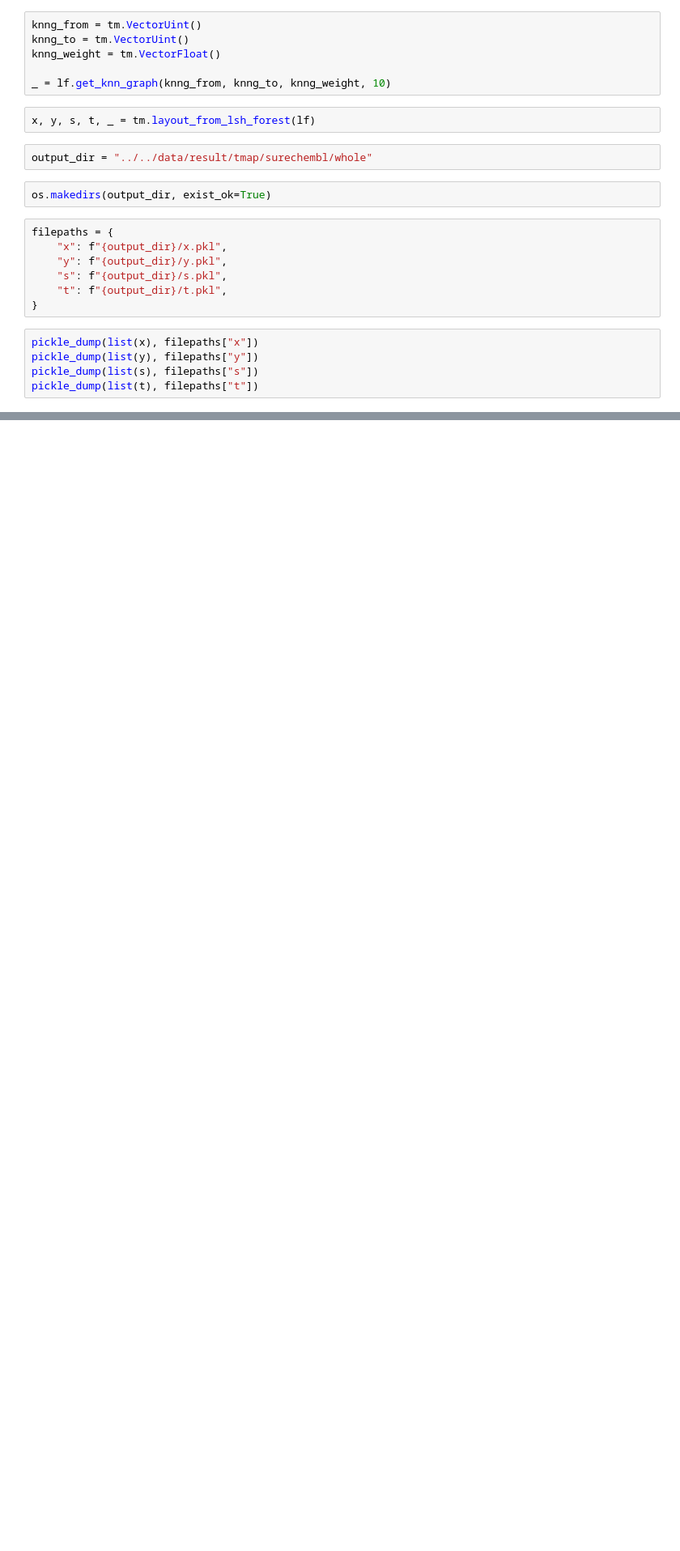
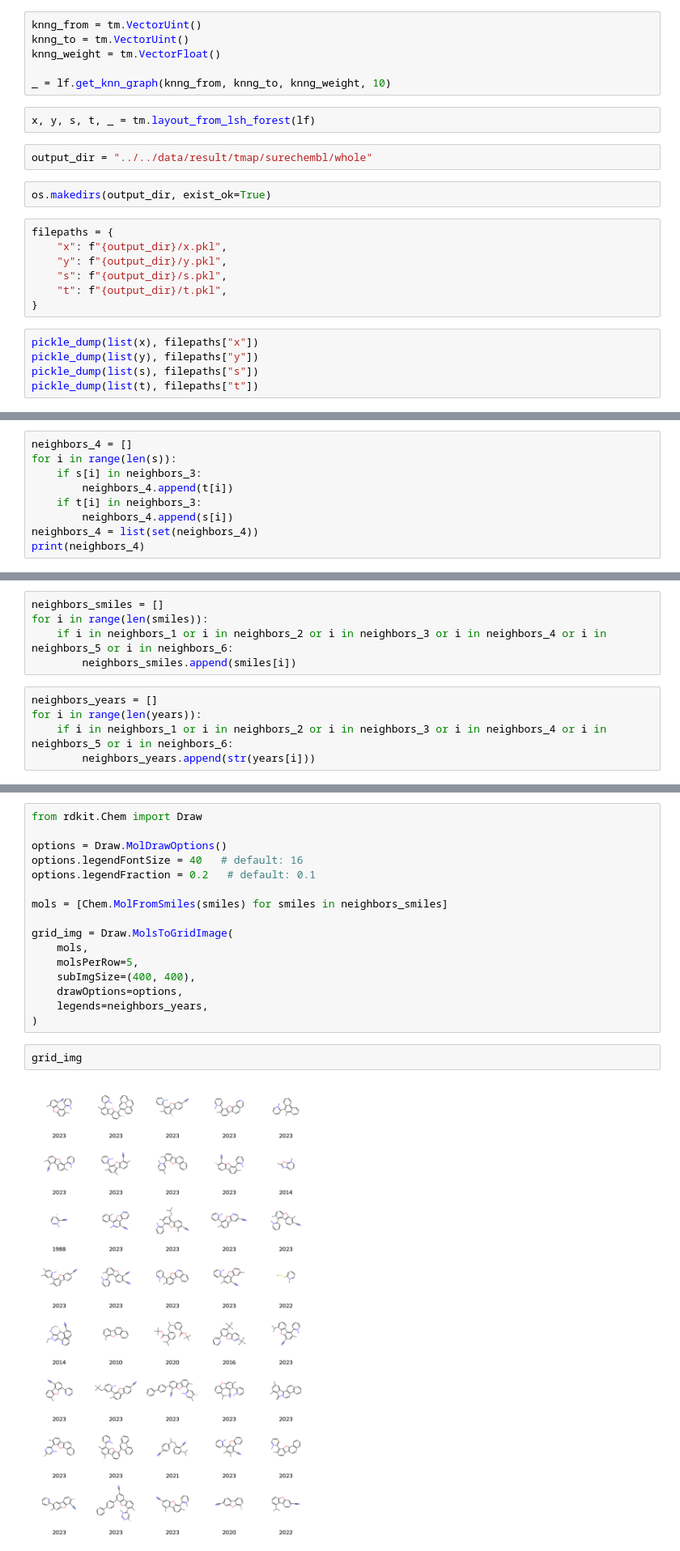
Before and after one commit to YoheiOhto/patent_time_split, a Jupyter notebook: notebook/experiment/7-tmap.ipynb, the cells around one changed output, grey strips where cells are left out. Shown at 81% size. Saved outputs shown, nothing was run; the diff lists cells and outputs as text; blank space fills up the shorter version.

```diff
--- a/notebook/experiment/7-tmap.ipynb
+++ b/notebook/experiment/7-tmap.ipynb
@@ -539,0 +615,9 @@ pickle_dump(list(t), filepaths["t"])
+# %%
+neighbors_4 = []
+for i in range(len(s)):
+    if s[i] in neighbors_3:
+        neighbors_4.append(t[i])
+    if t[i] in neighbors_3:
+        neighbors_4.append(s[i])
+neighbors_4 = list(set(neighbors_4))
+print(neighbors_4)
@@ -539,0 +647,10 @@ pickle_dump(list(t), filepaths["t"])
+# %%
+neighbors_smiles = []
+for i in range(len(smiles)):
+    if i in neighbors_1 or i in neighbors_2 or i in neighbors_3 or i in neighbors_4 or i in neighbors_5 or i in neighbors_6:
+        neighbors_smiles.append(smiles[i])
+# %%
+neighbors_years = []
+for i in range(len(years)):
+    if i in neighbors_1 or i in neighbors_2 or i in neighbors_3 or i in neighbors_4 or i in neighbors_5 or i in neighbors_6:
+        neighbors_years.append(str(years[i]))
@@ -539,0 +661,20 @@ pickle_dump(list(t), filepaths["t"])
+# %%
+from rdkit.Chem import Draw
+
+options = Draw.MolDrawOptions()
+options.legendFontSize = 40   # default: 16
+options.legendFraction = 0.2   # default: 0.1
+
+mols = [Chem.MolFromSmiles(smiles) for smiles in neighbors_smiles]
+
+grid_img = Draw.MolsToGridImage(
+    mols,
+    molsPerRow=5,
+    subImgSize=(400, 400),
+    drawOptions=options,
+    legends=neighbors_years,
+)
+# %%
+grid_img
+# %% [output]
+[figure, added]
```
Also changed, not shown: parts of 15 cells of this notebook, 32 other files.
